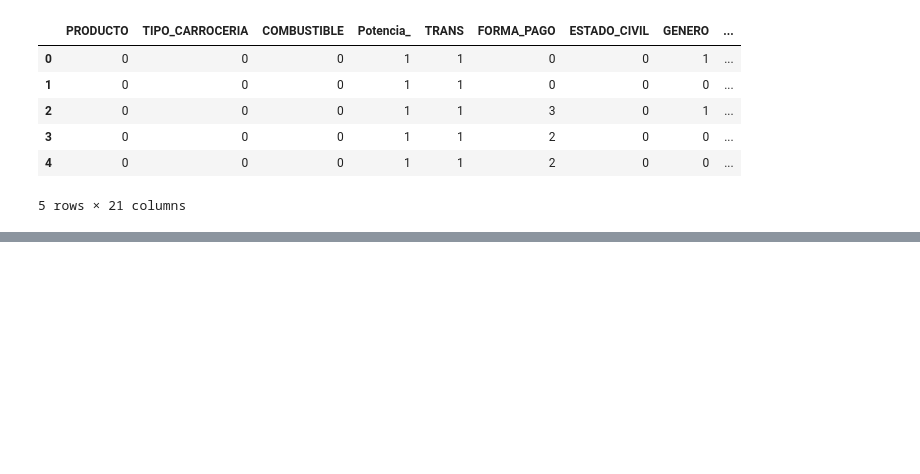
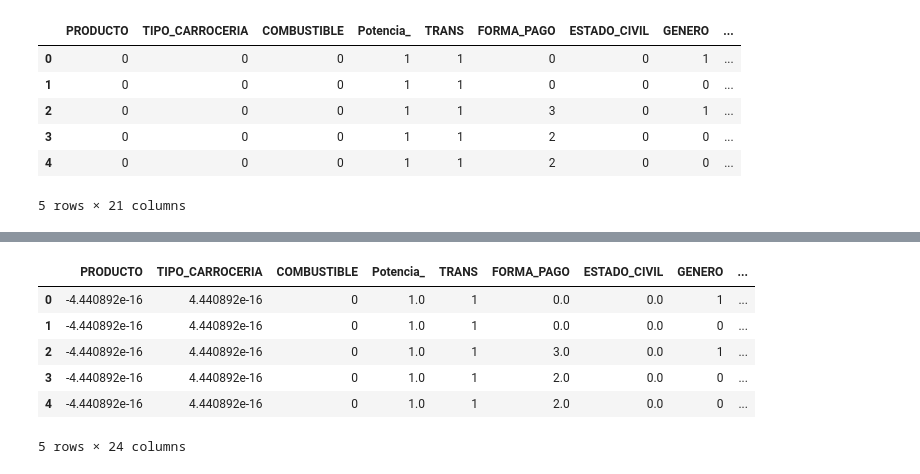
Before and after one commit to lauralardies/caso_practico_1, a Jupyter notebook: Caso Práctico/analisis/analisis.ipynb, the cells around one changed output, grey strips where cells are left out. Saved outputs shown, nothing was run; the diff lists cells and outputs as text; code cells hidden in the pictures; blank space fills up the shorter version.

```diff
--- a/Caso Práctico/analisis/analisis.ipynb
+++ b/Caso Práctico/analisis/analisis.ipynb
@@ -47,0 +78,14 @@ probabilities = modelo.predict_proba(X)
+# %%
+# Deshacer el escalado
+X_original = X.copy()  # Copiar el DataFrame original
+X_original[cols] = scaler.inverse_transform(X[cols])  # Deshacer el escalado
+
+X_original.head()
+# %% [output]
+|  | PRODUCTO | TIPO_CARROCERIA | COMBUSTIBLE | Potencia_ | TRANS | FORMA_PAGO | ESTADO_CIVIL | GENERO | ... |
+| 0 | -4.440892e-16 | 4.440892e-16 | 0 | 1.0 | 1 | 0.0 | 0.0 | 1 | ... |
+| 1 | -4.440892e-16 | 4.440892e-16 | 0 | 1.0 | 1 | 0.0 | 0.0 | 0 | ... |
+| 2 | -4.440892e-16 | 4.440892e-16 | 0 | 1.0 | 1 | 3.0 | 0.0 | 1 | ... |
+| 3 | -4.440892e-16 | 4.440892e-16 | 0 | 1.0 | 1 | 2.0 | 0.0 | 0 | ... |
+| 4 | -4.440892e-16 | 4.440892e-16 | 0 | 1.0 | 1 | 2.0 | 0.0 | 0 | ... |
+5 rows × 24 columns
```
Also changed, not shown: parts of 7 cells of this notebook, 5 other files.
